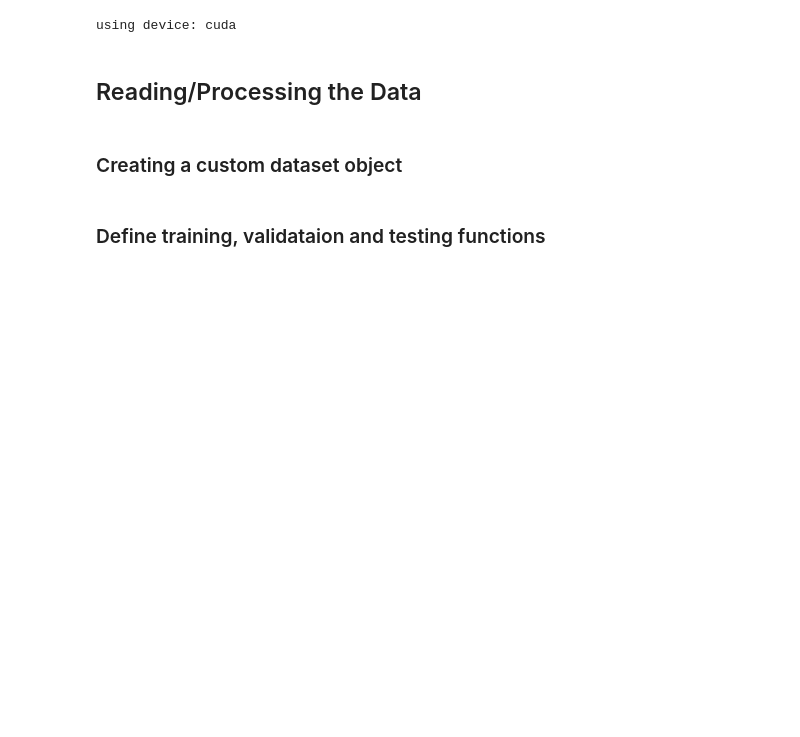
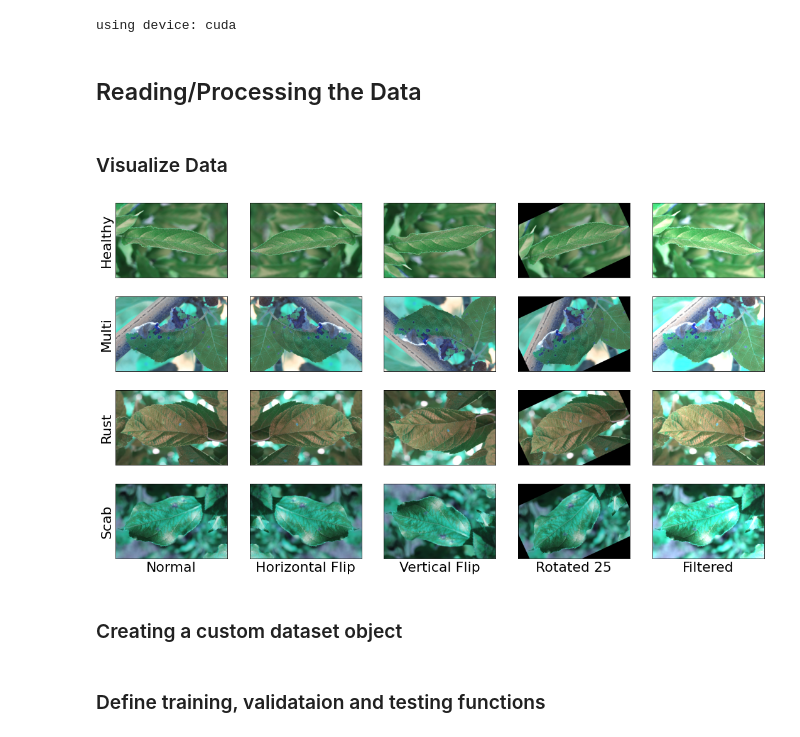
Before and after one commit to AnishWalawalkar/plant-pathology, a Jupyter notebook: Plant Pathology.ipynb, the cells around one changed output. Cells and saved outputs as stored; diff of their text form; code cells hidden in the pictures; blank space fills up the shorter version.

Commit message:
add visualization and gitignore

```diff
--- a/Plant Pathology.ipynb
+++ b/Plant Pathology.ipynb
@@ -61,6 +61,48 @@ train_paths.reset_index(drop=True,inplace=True)
 train_labels.reset_index(drop=True,inplace=True)
 valid_paths.reset_index(drop=True,inplace=True)
 valid_labels.reset_index(drop=True,inplace=True)
+# %% [markdown]
+### Visualize Data
+# %%
+import cv2
+import imutils
+import matplotlib
+matplotlib.rcParams.update({'font.size': 22})
+# %%
+scab = cv2.imread(str(train_df.iloc[0]['img_file']))
+multi = cv2.imread(str(train_df.iloc[1]['img_file']))
+rust = cv2.imread(str(train_df.iloc[1819]['img_file']))
+healthy = cv2.imread(str(train_df.iloc[4]['img_file']))
+kernel = np.ones((6,6),np.float32)/25
+
+types = [healthy, multi, rust, scab]
+# %%
+fig, axs = plt.subplots(4, 5)
+y_labels = ['Healthy', 'Multi', 'Rust', 'Scab']
+x_labels = ['Normal', 'Horizontal Flip', 'Vertical Flip', 'Rotated 25', 'Filtered']
+
+for i in range(4):
+    axs[i, 0].imshow(types[i])
+    axs[i, 0].set(ylabel=y_labels[i])
+    axs[i, 1].imshow(cv2.flip(types[i], 1))
+    axs[i, 2].imshow(cv2.flip(types[i], 0))
+    axs[i, 3].imshow(imutils.rotate(types[i], 25))
+    axs[i, 4].imshow(cv2.filter2D(types[i],-1,kernel))
+
+    if (i + 1) == 4:
+        for j in range(5):
+            axs[i, j].set(xlabel=x_labels[j])
+
+
+for ax in axs.flat:
+    ax.set_xticks([])
+    ax.set_yticks([])
+
+
+fig.set_size_inches(18.5, 10.5)
+fig.savefig('example.jpg')
+# %% [output]
+[figure, added]
 # %% [markdown]
 ### Creating a custom dataset object
 # %%
```
Also changed, not shown: 1 other file.
